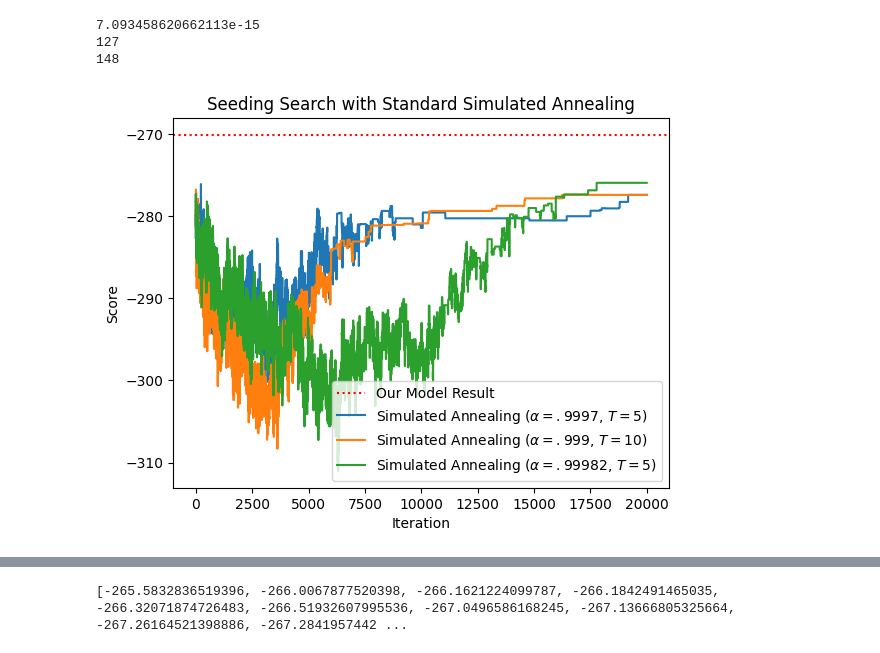
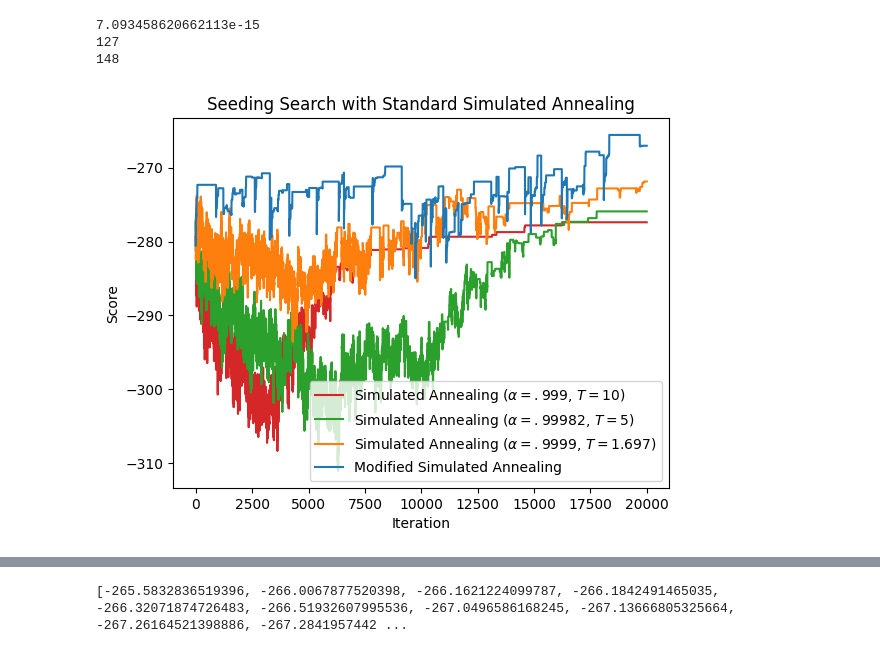
Before and after one commit to jhawgs/StochasticBaskets, a Jupyter notebook: naive_approaches.ipynb, the cells around one changed output, grey strips where cells are left out. Cells and saved outputs as stored; diff of their text form; code cells hidden in the pictures.

Commit message:
add final anneal graph

```diff
--- a/naive_approaches.ipynb
+++ b/naive_approaches.ipynb
@@ -140,47 +140,26 @@ print(ncaa_seed.mlb.outcome_error(ncaa_seed))
 127
 148
 # %%
-with open("./seeding_anneal.pkl", "rb") as doc:
-    _anneal_seed = pickle.load(doc)
-anneal_seed = []
-scores = []
-for s in _anneal_seed:
-    if s._score not in scores and s._score is not None:
-        anneal_seed.append(s)
-        scores.append(s._score)
+#with open("./seeding_anneal.pkl", "rb") as doc:
+#    _anneal_seed = pickle.load(doc)
 plt.title("Seeding Search with Standard Simulated Annealing")
-plt.axhline(-270.09, c="red", linestyle="dotted", label="Our Model Result")
+#plt.axhline(-270.09, c="red", linestyle="dotted", label="Our Model Result")
 plt.ylabel("Score")
 plt.xlabel("Iteration")
-plt.plot([i._score for i in _anneal_seed], label="Simulated Annealing ($\\alpha=.9997$, $T=5$)")
+#plt.plot([i._score for i in _anneal_seed], label="Simulated Annealing ($\\alpha=.9997$, $T=5$)")
 with open("./seeding_anneal0.pkl", "rb") as doc:
     _anneal_seed = pickle.load(doc)
-anneal_seed = []
-scores = []
-for s in _anneal_seed:
-    if s._score not in scores and s._score is not None:
-        anneal_seed.append(s)
-        scores.append(s._score)
-plt.plot([i._score for i in _anneal_seed], label="Simulated Annealing ($\\alpha=.999$, $T=10$)")
+plt.plot([i._score for i in _anneal_seed], label="Simulated Annealing ($\\alpha=.999$, $T=10$)", c=plt.rcParams['axes.prop_cycle'].by_key()['color'][3])
 with open("./seeding_anneal2.pkl", "rb") as doc:
     _anneal_seed = pickle.load(doc)
-anneal_seed = []
-scores = []
-for s in _anneal_seed:
-    if s._score not in scores and s._score is not None:
-        anneal_seed.append(s)
-        scores.append(s._score)
-plt.plot([i._score for i in _anneal_seed], label="Simulated Annealing ($\\alpha=.99982$, $T=5$)")
+plt.plot([i._score for i in _anneal_seed], label="Simulated Annealing ($\\alpha=.99982$, $T=5$)", c=plt.rcParams['axes.prop_cycle'].by_key()['color'][2])
 with open("./seeding_anneal3.pkl", "rb") as doc:
     _anneal_seed = pickle.load(doc)
-anneal_seed = []
-scores = []
-for s in _anneal_seed:
-    if s._score not in scores and s._score is not None:
-        anneal_seed.append(s)
-        scores.append(s._score)
-plt.plot([i._score for i in _anneal_seed], label="Simulated Annealing ($\\alpha=.9999$, $T=1.697$)")
+plt.plot([i._score for i in _anneal_seed], label="Simulated Annealing ($\\alpha=.9999$, $T=1.697$)", c=plt.rcParams['axes.prop_cycle'].by_key()['color'][1])
+with open("./seeding_optim_for_use.pkl", "rb") as doc:
+    _optimal_seed = pickle.load(doc)[:20000]
+plt.plot([i._score for i in _optimal_seed], label="Modified Simulated Annealing", c=plt.rcParams['axes.prop_cycle'].by_key()['color'][0])
 plt.legend()
 plt.show()
 # %% [output]
-[figure, old version]
+[figure, new version]
```
Also changed, not shown: parts of 1 cell of this notebook, 1 other file.
